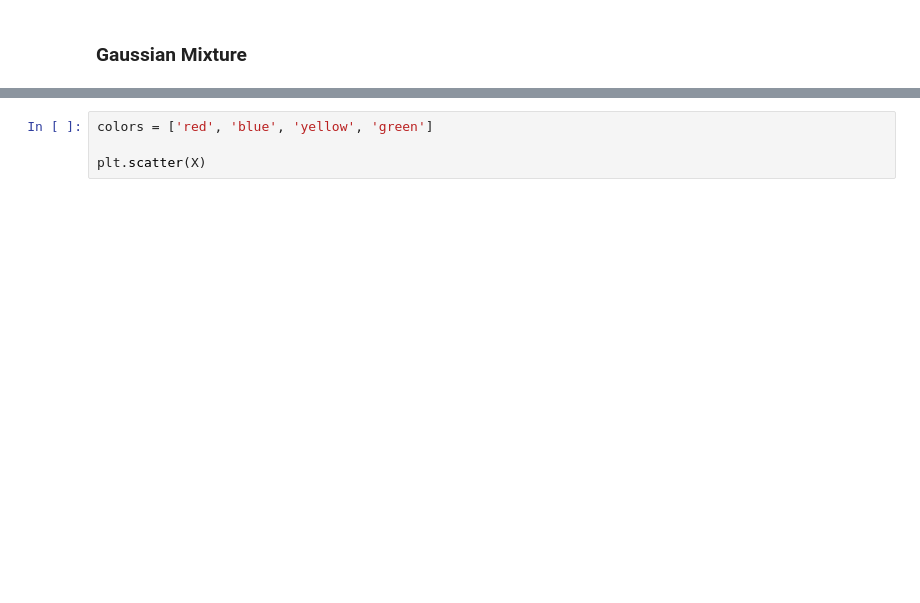
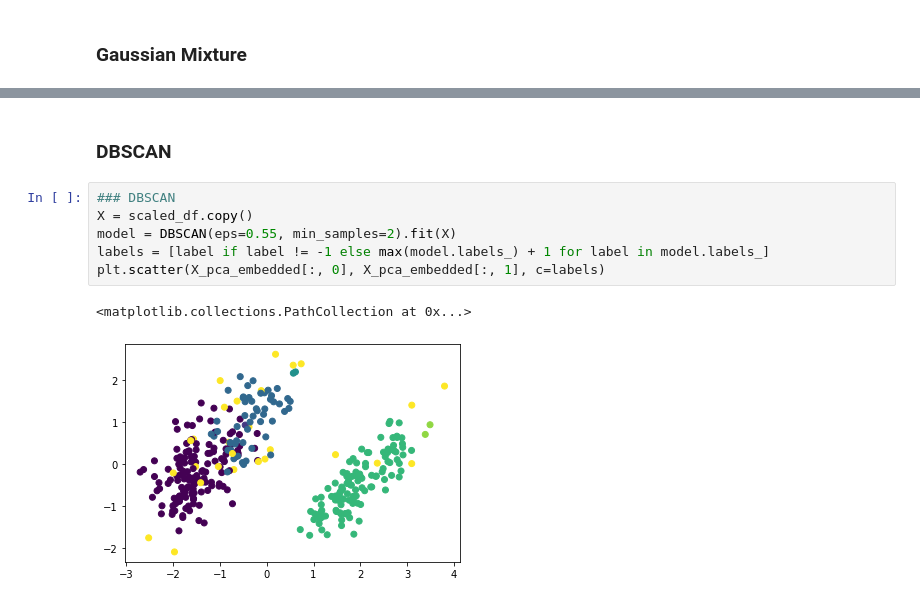
Before and after one commit to AntonMaxen/applied-ai, a Jupyter notebook: assignment_2/clustering_vg.ipynb, the cells around one changed output, grey strips where cells are left out. Cells and saved outputs as stored; diff of their text form; blank space fills up the shorter version.

```diff
--- a/assignment_2/clustering_vg.ipynb
+++ b/assignment_2/clustering_vg.ipynb
@@ -139,4 +144,11 @@ labels = gm.predict(X)
-# %%
-colors = ['red', 'blue', 'yellow', 'green']
-
-plt.scatter(X)
+# %% [markdown]
+### DBSCAN
+# %%
+### DBSCAN
+X = scaled_df.copy()
+model = DBSCAN(eps=0.55, min_samples=2).fit(X)
+labels = [label if label != -1 else max(model.labels_) + 1 for label in model.labels_]
+plt.scatter(X_pca_embedded[:, 0], X_pca_embedded[:, 1], c=labels)
+# %% [output]
+<matplotlib.collections.PathCollection at 0x...>
+[figure, added]
```
Also changed, not shown: parts of 26 cells of this notebook, 1 other file.
